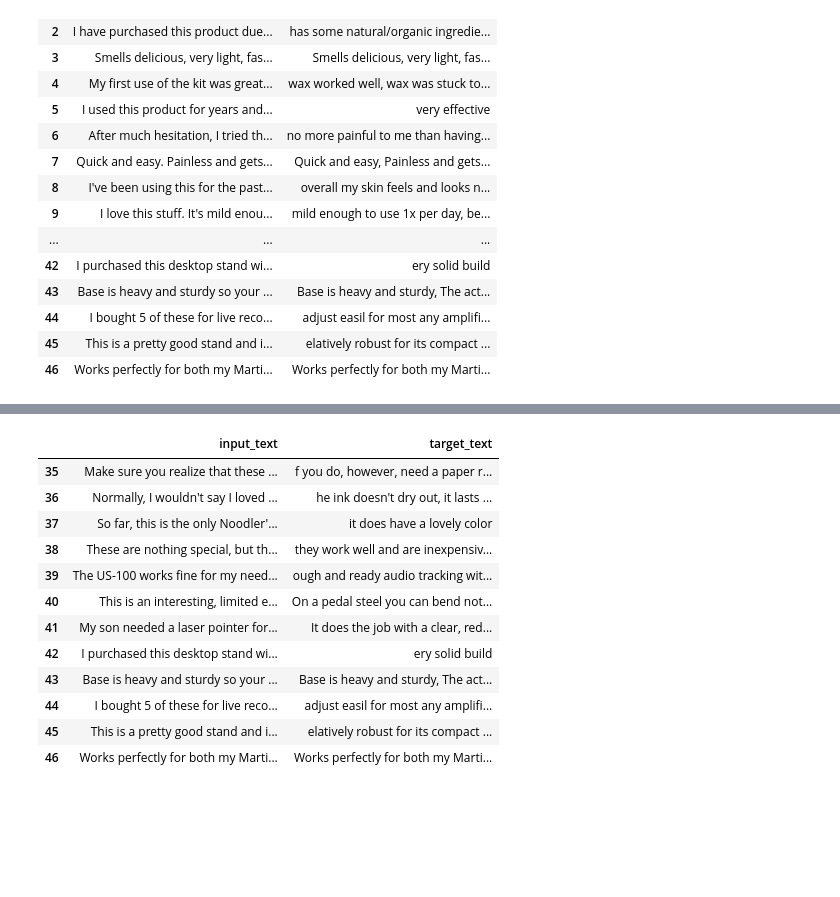
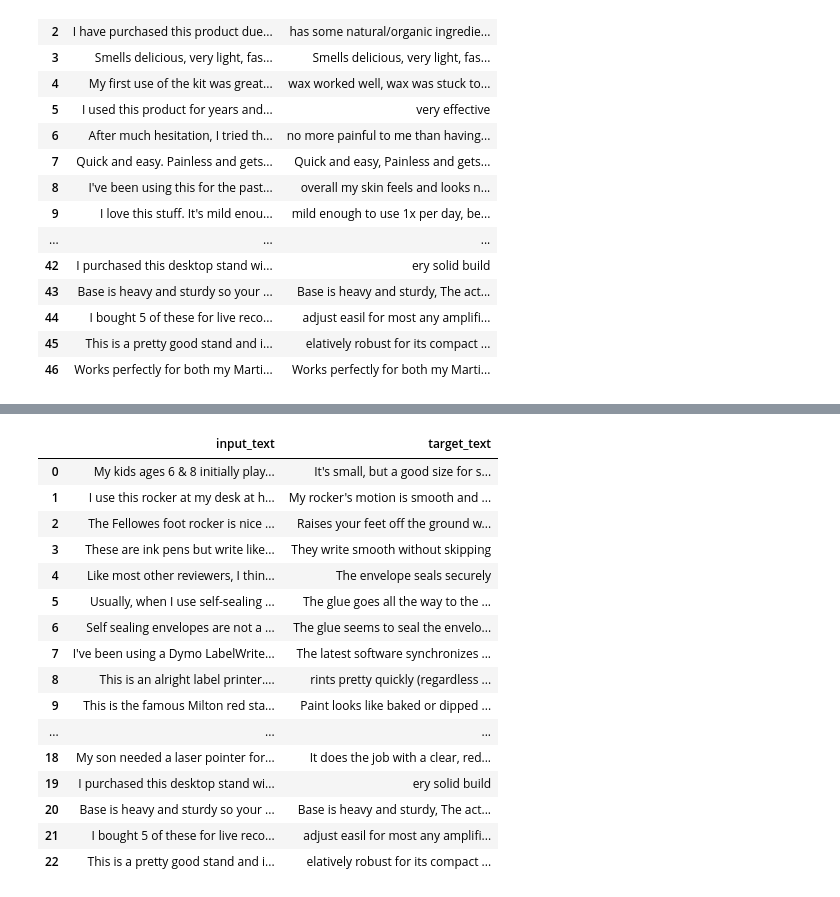
Before and after one commit to choosistant/algorithms, a Jupyter notebook: notebooks/textSummarizer.ipynb, the cells around one changed output, grey strips where cells are left out. Cells and saved outputs as stored; diff of their text form; code cells hidden in the pictures; blank space fills up the shorter version.

```diff
--- a/notebooks/textSummarizer.ipynb
+++ b/notebooks/textSummarizer.ipynb
@@ -133,19 +134,24 @@ train_df
-# %%
-eval_df
-# %% [output]
-|  | input_text | target_text |
-| 35 | Make sure you realize that these ... | f you do, however, need a paper r... |
-| 36 | Normally, I wouldn't say I loved ... | he ink doesn't dry out, it lasts ... |
-| 37 | So far, this is the only Noodler'... | it does have a lovely color |
-| 38 | These are nothing special, but th... | they work well and are inexpensiv... |
-| 39 | The US-100 works fine for my need... | ough and ready audio tracking wit... |
-| 40 | This is an interesting, limited e... | On a pedal steel you can bend not... |
-| 41 | My son needed a laser pointer for... | It does the job with a clear, red... |
-| 42 | I purchased this desktop stand wi... | ery solid build |
-| 43 | Base is heavy and sturdy so your ... | Base is heavy and sturdy, The act... |
-| 44 | I bought 5 of these for live reco... | adjust easil for most any amplifi... |
-| 45 | This is a pretty good stand and i... | elatively robust for its compact ... |
-| 46 | Works perfectly for both my Marti... | Works perfectly for both my Marti... |
+# %%
+eval_df = eval_df.reset_index(drop=True)
+eval_df
+# %% [output]
+|  | input_text | target_text |
+| 0 | My kids ages 6 & 8 initially play... | It's small, but a good size for s... |
+| 1 | I use this rocker at my desk at h... | My rocker's motion is smooth and ... |
+| 2 | The Fellowes foot rocker is nice ... | Raises your feet off the ground w... |
+| 3 | These are ink pens but write like... | They write smooth without skipping |
+| 4 | Like most other reviewers, I thin... | The envelope seals securely |
+| 5 | Usually, when I use self-sealing ... | The glue goes all the way to the ... |
+| 6 | Self sealing envelopes are not a ... | The glue seems to seal the envelo... |
+| 7 | I've been using a Dymo LabelWrite... | The latest software synchronizes ... |
+| 8 | This is an alright label printer.... | rints pretty quickly (regardless ... |
+| 9 | This is the famous Milton red sta... | Paint looks like baked or dipped ... |
+| ... | ... | ... |
+| 18 | My son needed a laser pointer for... | It does the job with a clear, red... |
+| 19 | I purchased this desktop stand wi... | ery solid build |
+| 20 | Base is heavy and sturdy so your ... | Base is heavy and sturdy, The act... |
+| 21 | I bought 5 of these for live reco... | adjust easil for most any amplifi... |
+| 22 | This is a pretty good stand and i... | elatively robust for its compact ... |
 # %%
 def count_matches(labels, preds):
     print(labels)
```
Also changed, not shown: parts of 8 cells of this notebook.
